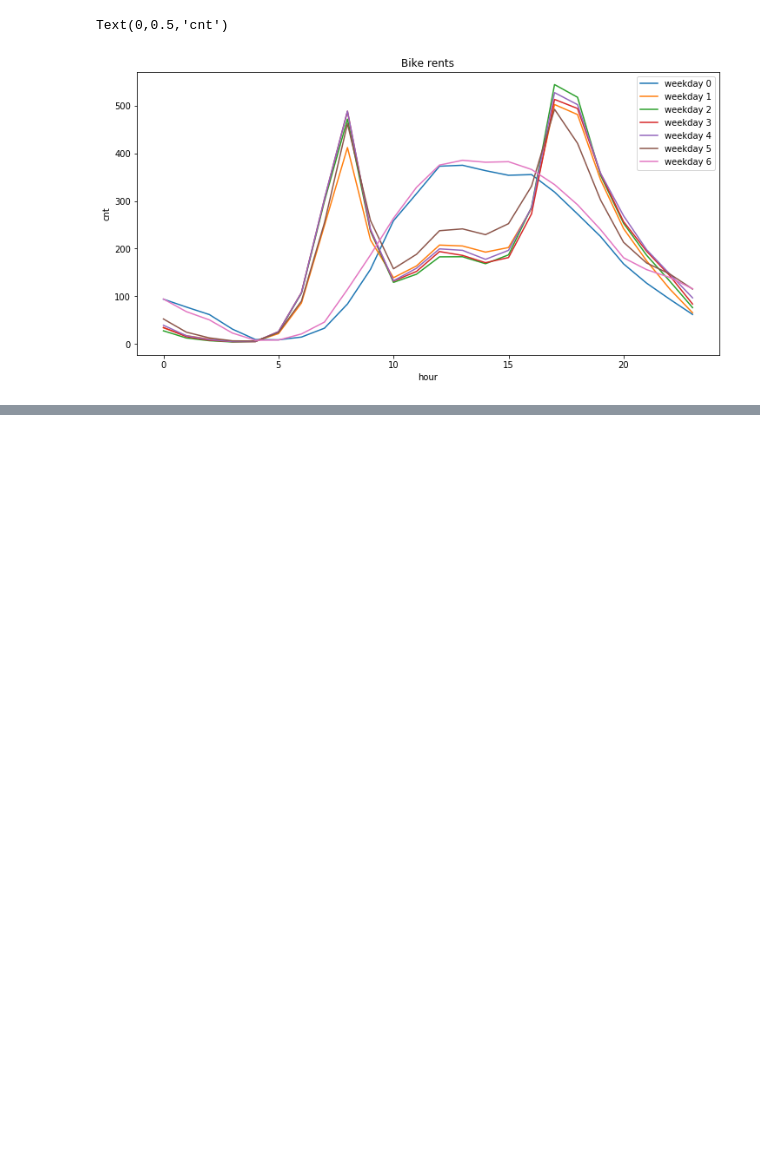
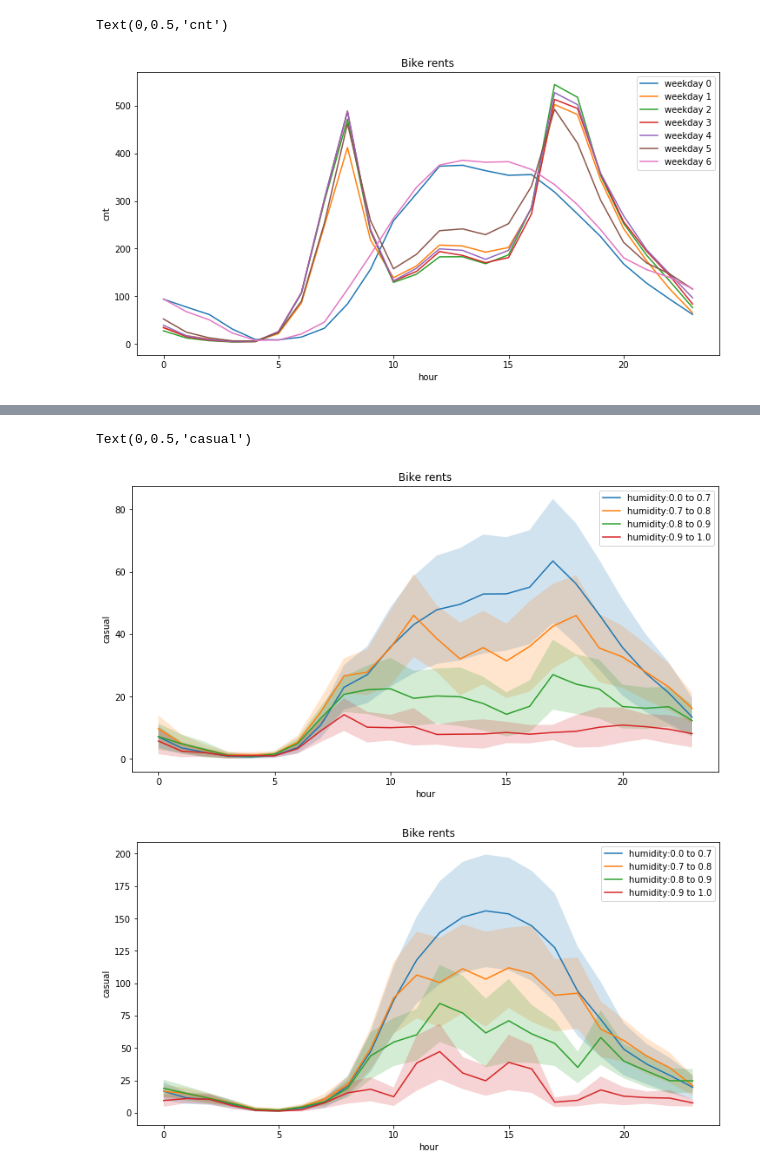
Before and after one commit to florian-huber/python_data_exploration_tutorial, a Jupyter notebook: notebooks/Dataset_example1_London_bikes.ipynb, the cells around one changed output, grey strips where cells are left out. Drawn from its saved outputs; the diff is of its cells as text; code cells hidden in the pictures; blank space fills up the shorter version.

```diff
--- a/notebooks/Dataset_example1_London_bikes.ipynb
+++ b/notebooks/Dataset_example1_London_bikes.ipynb
@@ -227,0 +312,35 @@ plt.ylabel('casual clients')
+# %%
+bins_hum = [0., 0.7, 0.8, 0.9, 1. ]
+selected_feature = 'casual'
+days_week = [1,2,3,4,5]
+days_weekend = [0,6]
+
+data_humidity, error = sort_by_humidity(selected_feature, days_week, bins_hum)
+
+fig = plt.figure(num=None, figsize=(12,6))
+for i in range(len(bins_hum)-1):
+    y = data_humidity[:, i]
+    plt.plot(y, label = "humidity:"+str(bins_hum[i])+" to "+str(bins_hum[i+1]))
+    plt.fill_between(np.arange(24), y-0.5*error[:, i], y+0.5*error[:, i], alpha = 0.2)
+plt.legend()
+plt.title('Bike rents')
+plt.xlabel('hour')
+plt.ylabel(selected_feature)
+
+
+
+data_humidity, error = sort_by_humidity(selected_feature, days_weekend, bins_hum)
+
+fig = plt.figure(num=None, figsize=(12,6))
+for i in range(len(bins_hum)-1):
+    y = data_humidity[:, i]
+    plt.plot(y, label = "humidity:"+str(bins_hum[i])+" to "+str(bins_hum[i+1]))
+    plt.fill_between(np.arange(24), y-0.5*error[:, i], y+0.5*error[:, i], alpha = 0.2)
+plt.legend()
+plt.title('Bike rents')
+plt.xlabel('hour')
+plt.ylabel(selected_feature)
+# %% [output]
+Text(0,0.5,'casual')
+[figure, added]
+[figure, added]
```
Also changed, not shown: parts of 9 cells of this notebook.
